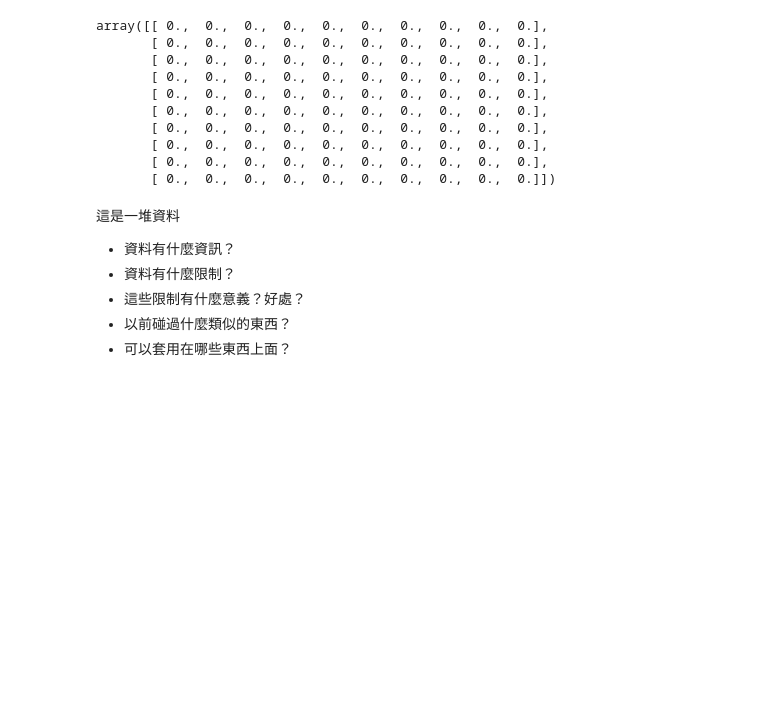
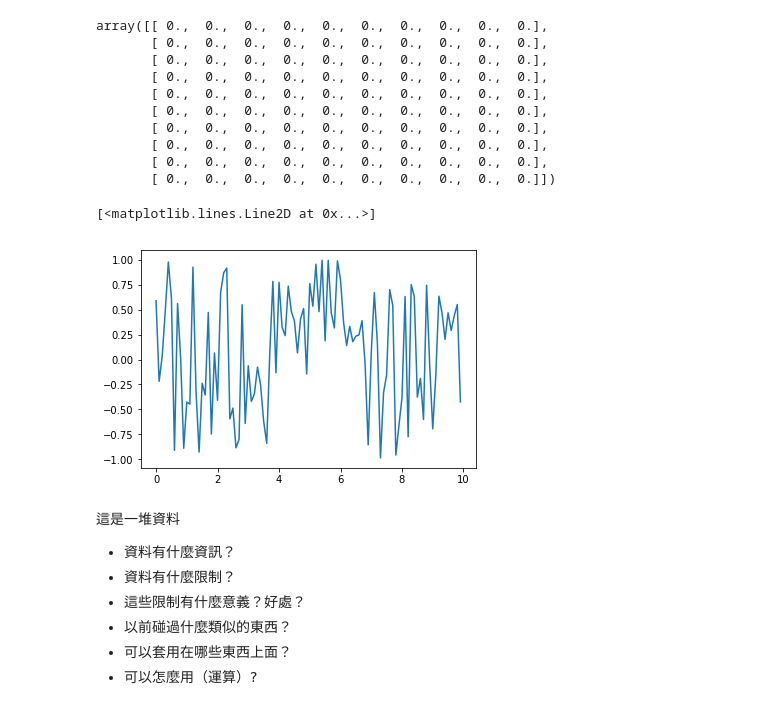
Before and after one commit to tjwei/HackNTU_Data_2017, a Jupyter notebook: Week01/01-Numpy.ipynb, the cells around one changed output. Cells and saved outputs as stored; diff of their text form; code cells hidden in the pictures; blank space fills up the shorter version.

```diff
--- a/Week01/01-Numpy.ipynb
+++ b/Week01/01-Numpy.ipynb
@@ -58,6 +70,15 @@ array([[ 0.,  0.,  0.,  0.,  0.,  0.,  0.,  0.,  0.,  0.],
        [ 0.,  0.,  0.,  0.,  0.,  0.,  0.,  0.,  0.,  0.],
        [ 0.,  0.,  0.,  0.,  0.,  0.,  0.,  0.,  0.,  0.],
        [ 0.,  0.,  0.,  0.,  0.,  0.,  0.,  0.,  0.,  0.]])
+# %%
+# 跟 range 差不多
+x = np.arange(0, 10, 0.1)
+# 亂數
+y = np.random.uniform(-1,1, size=x.shape)
+plt.plot(x, y)
+# %% [output]
+[<matplotlib.lines.Line2D at 0x...>]
+[figure, added]
 # %% [markdown]
 這是一堆資料
 * 資料有什麼資訊？
@@ -65,3 +86,4 @@ array([[ 0.,  0.,  0.,  0.,  0.,  0.,  0.,  0.,  0.,  0.],
 * 這些限制有什麼意義？好處？
 * 以前碰過什麼類似的東西？
 * 可以套用在哪些東西上面？
+* 可以怎麼用（運算）?
```
Also changed, not shown: parts of 45 cells of this notebook, 5 other files.
